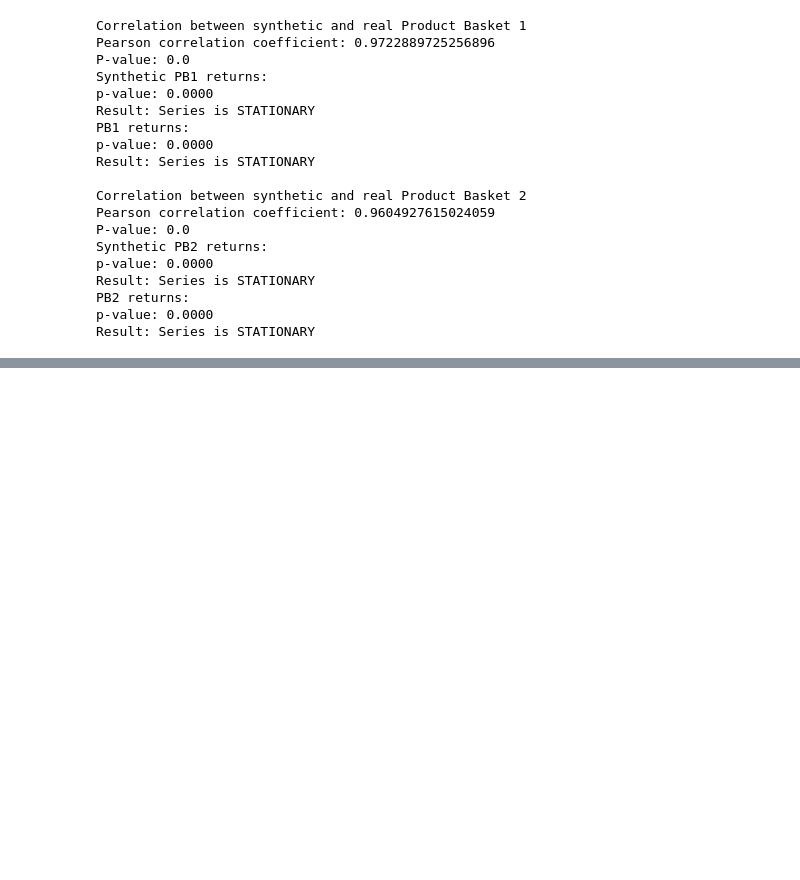
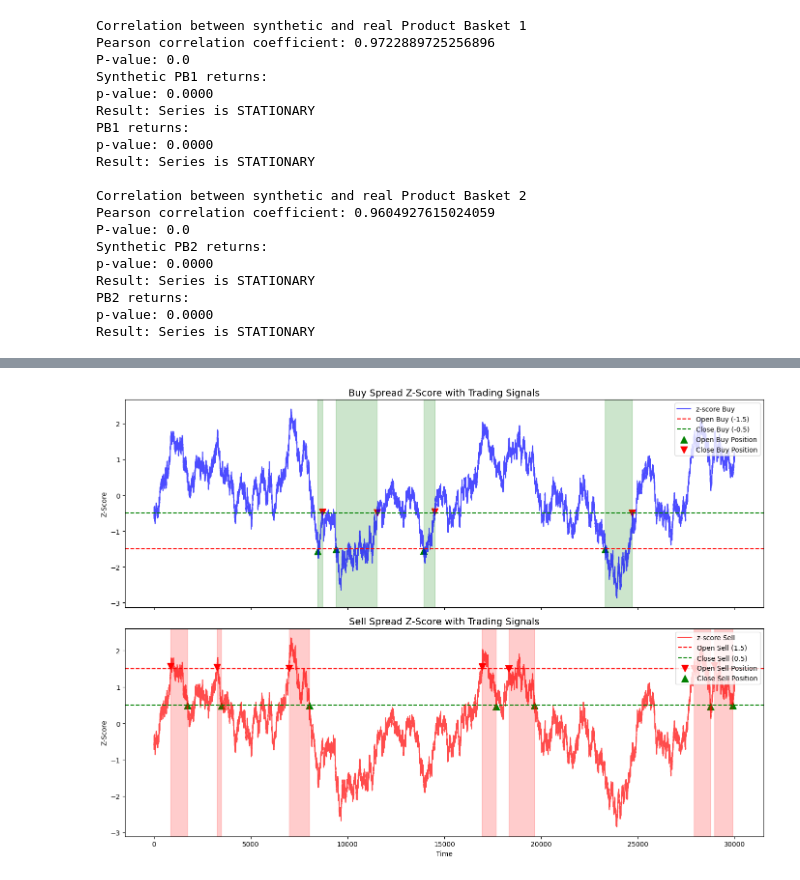
Before and after one commit to ashokolarov/prosperity3, a Jupyter notebook: development/round2/analyze_pairs.ipynb, the cells around one changed output, grey strips where cells are left out. Saved outputs shown, nothing was run; the diff lists cells and outputs as text; code cells hidden in the pictures; blank space fills up the shorter version.

```diff
--- a/development/round2/analyze_pairs.ipynb
+++ b/development/round2/analyze_pairs.ipynb
@@ -329,0 +259,82 @@ Total trades: 11
+# %%
+# Create a figure with two subplots
+fig, (ax1, ax2) = plt.subplots(2, 1, figsize=(14, 10), sharex=True)
+
+# Plot z-scores
+ax1.plot(z_score_buy, color='blue', alpha=0.7, label='z-score Buy')
+ax2.plot(z_score_sell, color='red', alpha=0.7, label='z-score Sell')
+
+# Add threshold lines
+ax1.axhline(y=open_buy_threshold, color='r', linestyle='--', label=f'Open Buy ({open_buy_threshold})')
+ax1.axhline(y=close_buy_threshold, color='g', linestyle='--', label=f'Close Buy ({close_buy_threshold})')
+ax2.axhline(y=open_sell_threshold, color='r', linestyle='--', label=f'Open Sell ({open_sell_threshold})')
+ax2.axhline(y=close_sell_threshold, color='g', linestyle='--', label=f'Close Sell ({close_sell_threshold})')
+
+# Find crossing points for buy signals
+buy_position_open = []
+buy_position_close = []
+in_buy_position = False
+
+for i in range(1, len(z_score_buy)):
+    # Check for buy position open signal
+    if not in_buy_position and z_score_buy[i-1] > open_buy_threshold and z_score_buy[i] <= open_buy_threshold:
+        buy_position_open.append(i)
+        in_buy_position = True
+    # Check for buy position close signal
+    elif in_buy_position and z_score_buy[i-1] < close_buy_threshold and z_score_buy[i] >= close_buy_threshold:
+        buy_position_close.append(i)
+        in_buy_position = False
+
+# Find crossing points for sell signals
+sell_position_open = []
+sell_position_close = []
+in_sell_position = False
+
+for i in range(1, len(z_score_sell)):
+    # Check for sell position open signal
+    if not in_sell_position and z_score_sell[i-1] < open_sell_threshold and z_score_sell[i] >= open_sell_threshold:
+        sell_position_open.append(i)
+        in_sell_position = True
+    # Check for sell position close signal
+    elif in_sell_position and z_score_sell[i-1] > close_sell_threshold and z_score_sell[i] <= close_sell_threshold:
+        sell_position_close.append(i)
+        in_sell_position = False
+
+# Plot the signals on the respective plots
+for idx in buy_position_open:
+    ax1.scatter(idx, z_score_buy[idx], color='green', s=100, marker='^', label='Open Buy Position' if idx == buy_position_open[0] else "")
+
+for idx in buy_position_close:
+    ax1.scatter(idx, z_score_buy[idx], color='red', s=100, marker='v', label='Close Buy Position' if idx == buy_position_close[0] else "")
+
+for idx in sell_position_open:
+    ax2.scatter(idx, z_score_sell[idx], color='red', s=100, marker='v', label='Open Sell Position' if idx == sell_position_open[0] else "")
+
+for idx in sell_position_close:
+    ax2.scatter(idx, z_score_sell[idx], color='green', s=100, marker='^', label='Close Sell Position' if idx == sell_position_close[0] else "")
+
+# Add shading for active positions
+for i in range(min(len(buy_position_open), len(buy_position_close))):
+    ax1.axvspan(buy_position_open[i], buy_position_close[i], alpha=0.2, color='green')
+
+for i in range(min(len(sell_position_open), len(sell_position_close))):
+    ax2.axvspan(sell_position_open[i], sell_position_close[i], alpha=0.2, color='red')
+
+# Add titles and legends
+ax1.set_title('Buy Spread Z-Score with Trading Signals', fontsize=14)
+ax2.set_title('Sell Spread Z-Score with Trading Signals', fontsize=14)
+ax1.set_ylabel('Z-Score')
+ax2.set_ylabel('Z-Score')
+ax2.set_xlabel('Time')
+
+ax1.legend(loc='upper right')
+ax2.legend(loc='upper right')
+
+plt.tight_layout()
+plt.show()
+
+# Print statistics
+print(f"Number of buy positions: {len(buy_position_open)}")
+print(f"Number of sell positions: {len(sell_position_open)}")
+# %% [output]
+[figure, added]
```
Also changed, not shown: parts of 7 cells of this notebook, 24 other files.
